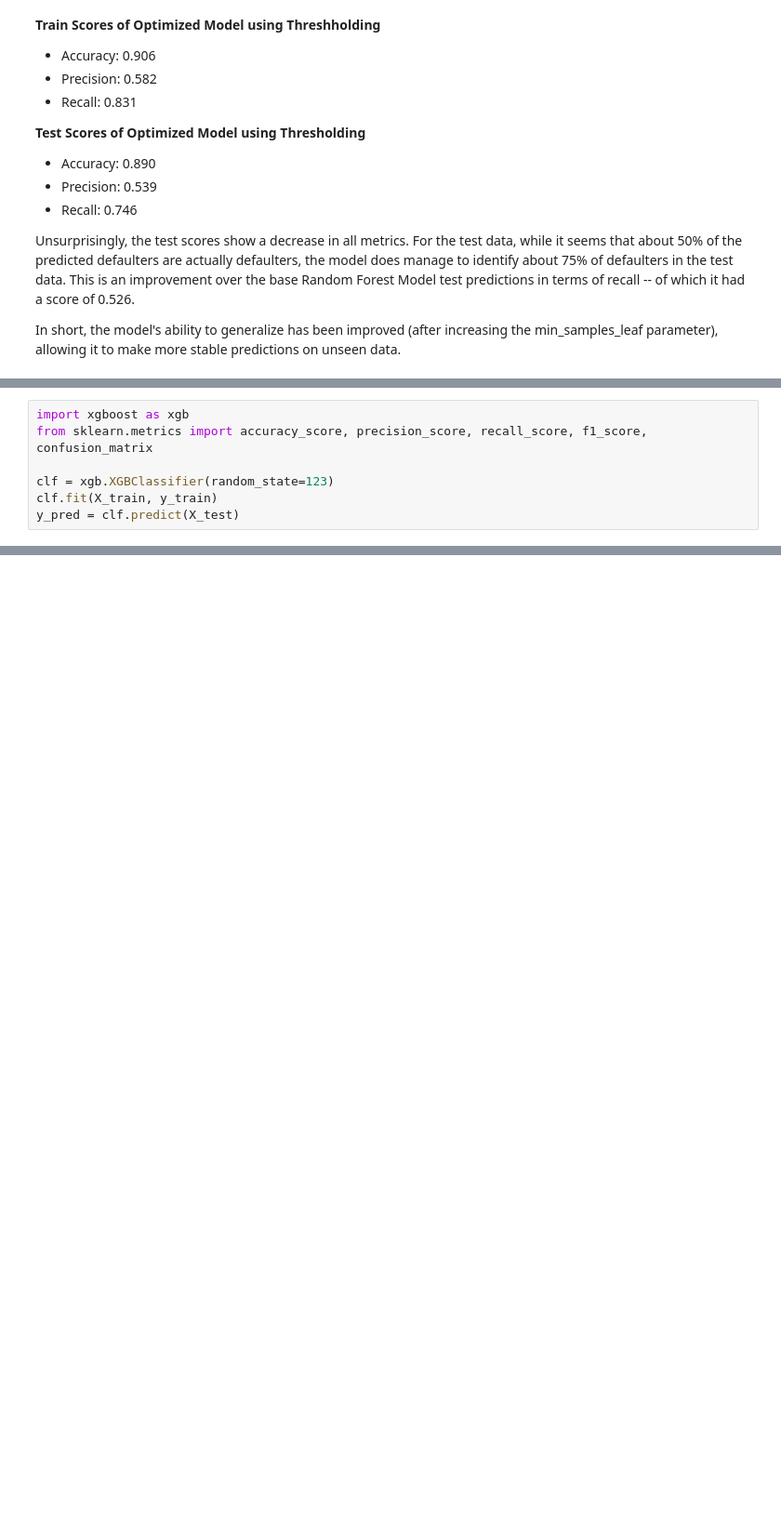
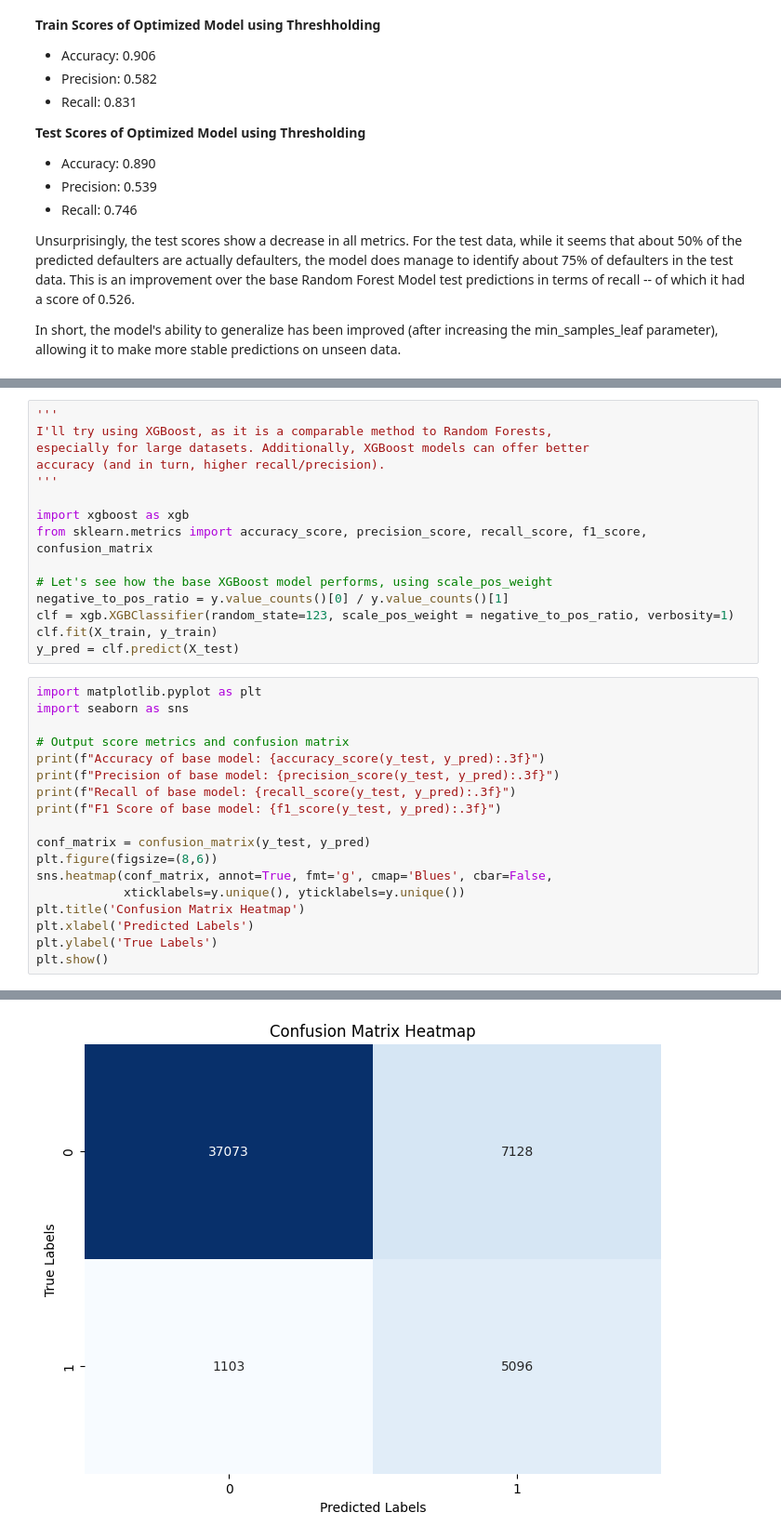
Before and after one commit to BenjaminUy/Predicting-Loan-User-Default-Risk, a Jupyter notebook: notebooks/Model_Development.ipynb, the cells around one changed output, grey strips where cells are left out. Shown at 93% size. Cells and saved outputs as stored; diff of their text form; blank space fills up the shorter version.

```diff
--- a/notebooks/Model_Development.ipynb
+++ b/notebooks/Model_Development.ipynb
@@ -394,7 +394,34 @@ In short, the model's ability to generalize has been improved (after increasing
 # %%
+'''
+I'll try using XGBoost, as it is a comparable method to Random Forests,
+especially for large datasets. Additionally, XGBoost models can offer better
+accuracy (and in turn, higher recall/precision).
+'''
+
 import xgboost as xgb
 from sklearn.metrics import accuracy_score, precision_score, recall_score, f1_score, confusion_matrix
 
-clf = xgb.XGBClassifier(random_state=123)
+# Let's see how the base XGBoost model performs, using scale_pos_weight
+negative_to_pos_ratio = y.value_counts()[0] / y.value_counts()[1]
+clf = xgb.XGBClassifier(random_state=123, scale_pos_weight = negative_to_pos_ratio, verbosity=1)
 clf.fit(X_train, y_train)
 y_pred = clf.predict(X_test)
+# %%
+import matplotlib.pyplot as plt
+import seaborn as sns
+
+# Output score metrics and confusion matrix
+print(f"Accuracy of base model: {accuracy_score(y_test, y_pred):.3f}")
+print(f"Precision of base model: {precision_score(y_test, y_pred):.3f}")
+print(f"Recall of base model: {recall_score(y_test, y_pred):.3f}")
+print(f"F1 Score of base model: {f1_score(y_test, y_pred):.3f}")
+
+conf_matrix = confusion_matrix(y_test, y_pred)
+plt.figure(figsize=(8,6))
+sns.heatmap(conf_matrix, annot=True, fmt='g', cmap='Blues', cbar=False,
+            xticklabels=y.unique(), yticklabels=y.unique())
+plt.title('Confusion Matrix Heatmap')
+plt.xlabel('Predicted Labels')
+plt.ylabel('True Labels')
+plt.show()
+# %% [output]
@@ -401 +432,2 @@ y_pred = clf.predict(X_test)
+[figure, added]
 # %%
```
Also changed, not shown: parts of 12 cells of this notebook.
